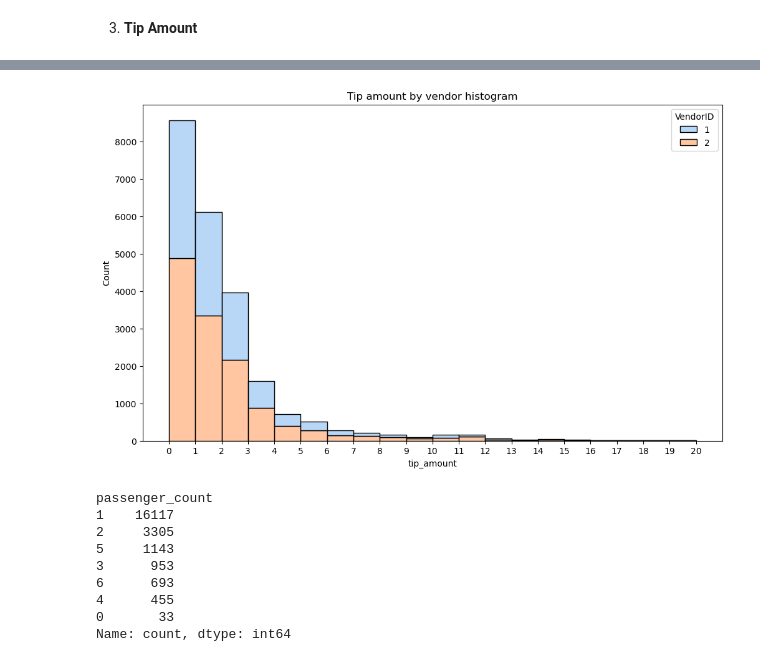
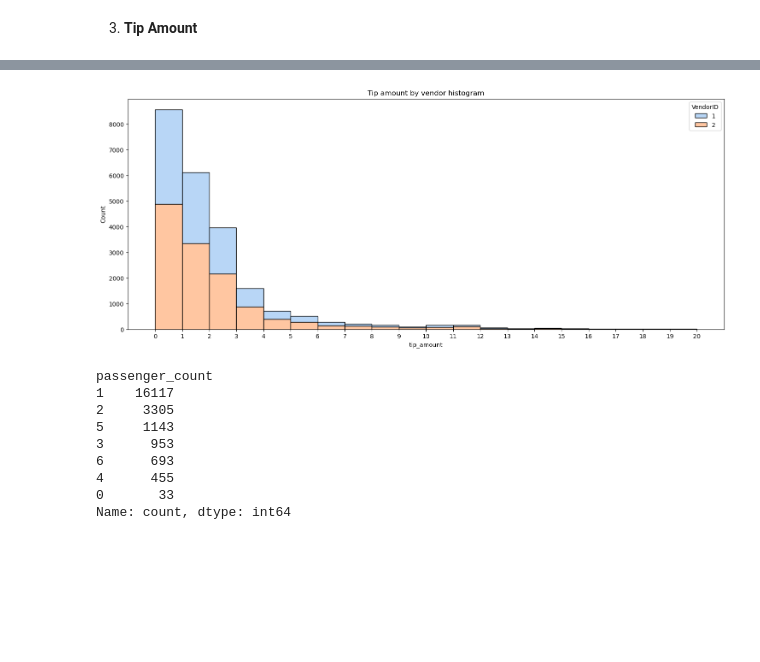
Before and after one commit to iAsadPanhwar/Automatidata-Data-Analysis-Project, a Jupyter notebook: notebook.ipynb, the cells around one changed output, grey strips where cells are left out. Cells and saved outputs as stored; diff of their text form; code cells hidden in the pictures; blank space fills up the shorter version.

```diff
--- a/notebook.ipynb
+++ b/notebook.ipynb
@@ -224,14 +224,14 @@ plt.title('Tip amount histogram');
 # %%
-plt.figure(figsize=(12,7))
+plt.figure(figsize=(18,7))
 ax = sns.histplot(data=df, x='tip_amount', bins=range(0,21,1),
                   hue='VendorID',
                   multiple='stack',
                   palette='pastel')
 ax.set_xticks(range(0,21,1))
 ax.set_xticklabels(range(0,21,1))
 plt.title('Tip amount by vendor histogram');
 # %% [output]
-[figure, old version]
+[figure, new version]
 # %%
 df['passenger_count'].value_counts()
 # %% [output]
```
Also changed, not shown: parts of 3 cells of this notebook, 2 other files.
